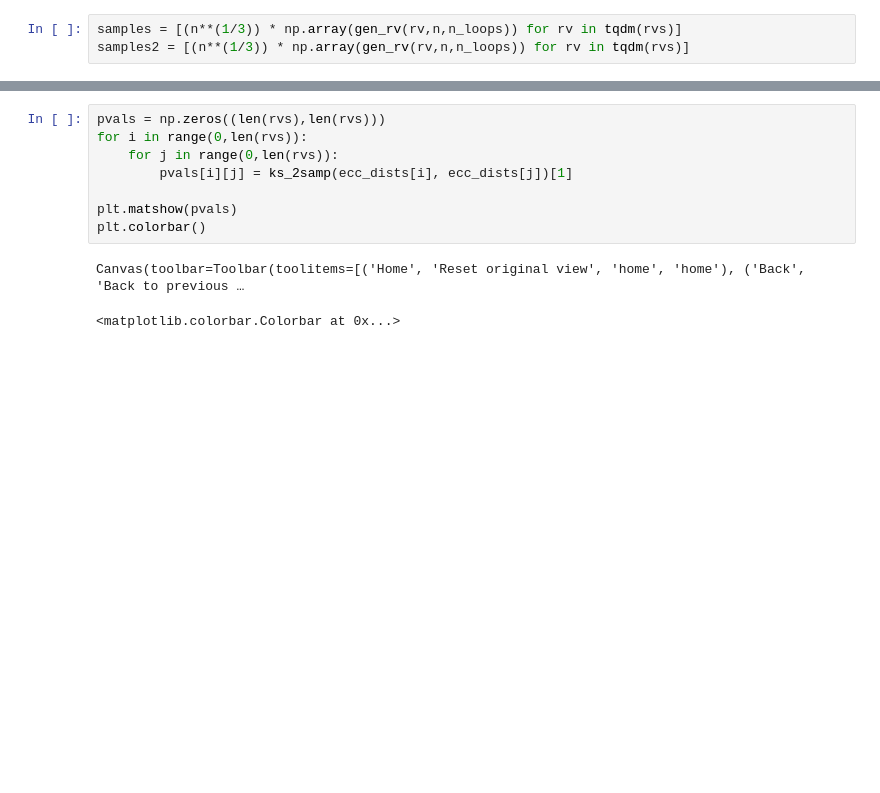
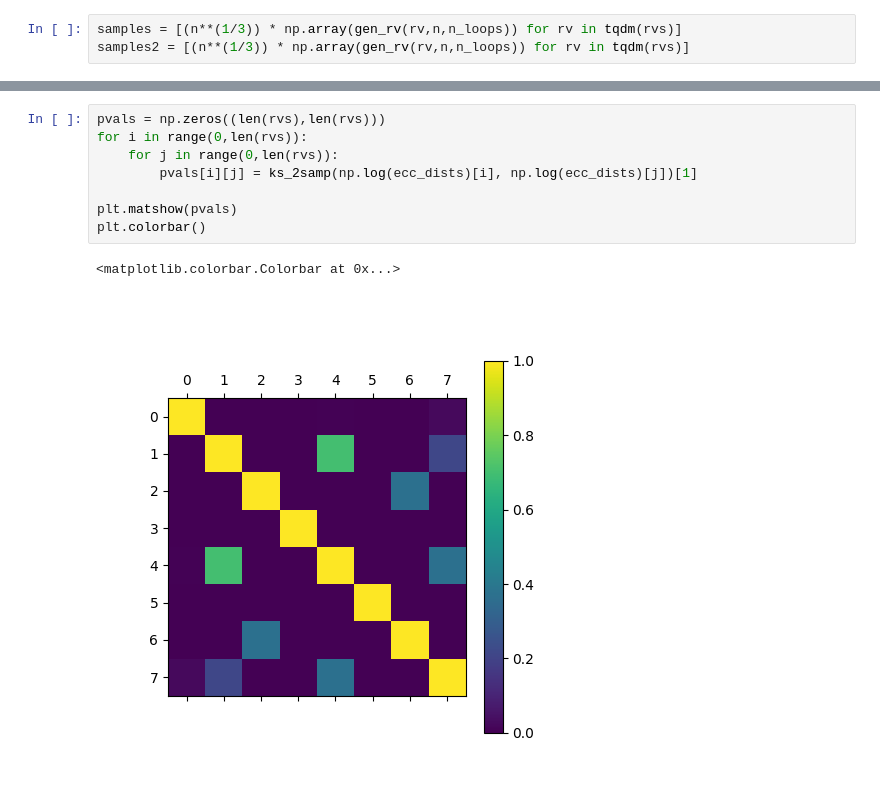
Before and after one commit to nihell/RandomPointClouds, a Jupyter notebook: TwoSampleNullDistribution.ipynb, the cells around one changed output, grey strips where cells are left out. Drawn from its saved outputs; the diff is of its cells as text; blank space fills up the shorter version.

```diff
--- a/TwoSampleNullDistribution.ipynb
+++ b/TwoSampleNullDistribution.ipynb
@@ -150,14 +170,14 @@ Canvas(toolbar=Toolbar(toolitems=[('Home', 'Reset original view', 'home', 'home'
 # %%
 pvals = np.zeros((len(rvs),len(rvs)))
 for i in range(0,len(rvs)):
     for j in range(0,len(rvs)):
-        pvals[i][j] = ks_2samp(ecc_dists[i], ecc_dists[j])[1]
+        pvals[i][j] = ks_2samp(np.log(ecc_dists)[i], np.log(ecc_dists)[j])[1]
 
 plt.matshow(pvals)
 plt.colorbar()
 # %% [output]
-Canvas(toolbar=Toolbar(toolitems=[('Home', 'Reset original view', 'home', 'home'), ('Back', 'Back to previous …
+<matplotlib.colorbar.Colorbar at 0x...>
-<matplotlib.colorbar.Colorbar at 0x...>
+[figure, added]
 # %%
 pvals = np.zeros((len(rvs),len(rvs)))
 for i in range(0,len(rvs)):
```
Also changed, not shown: parts of 12 cells of this notebook, 28 other files.
